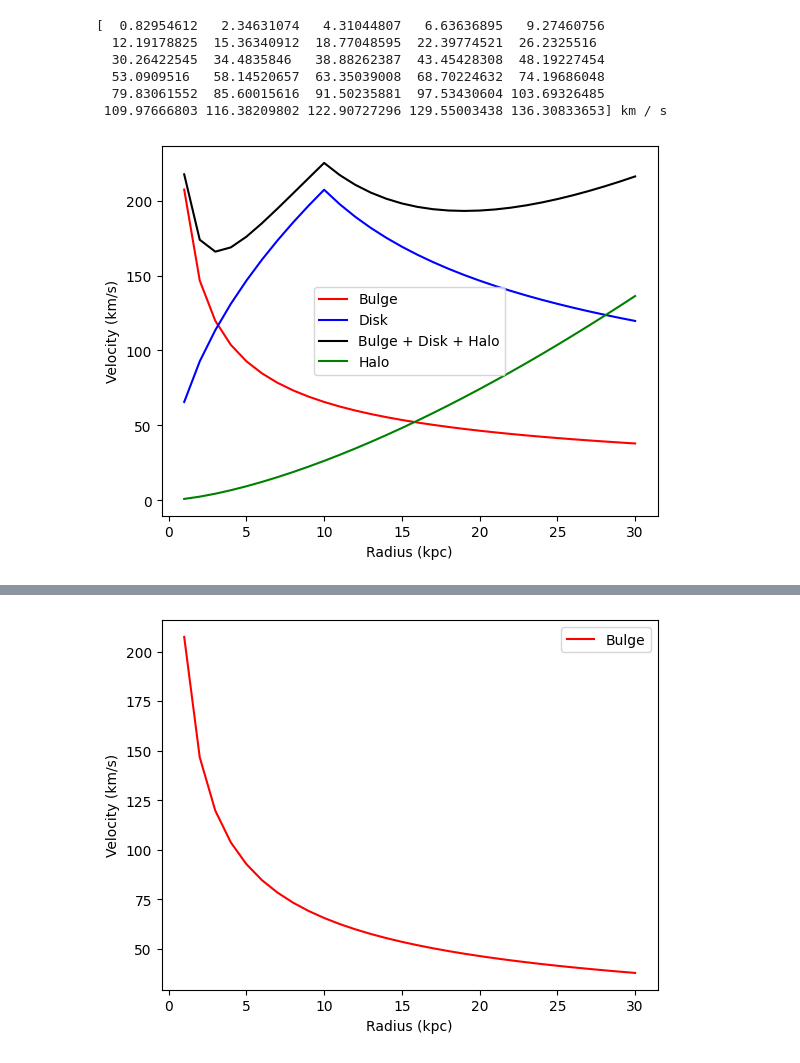
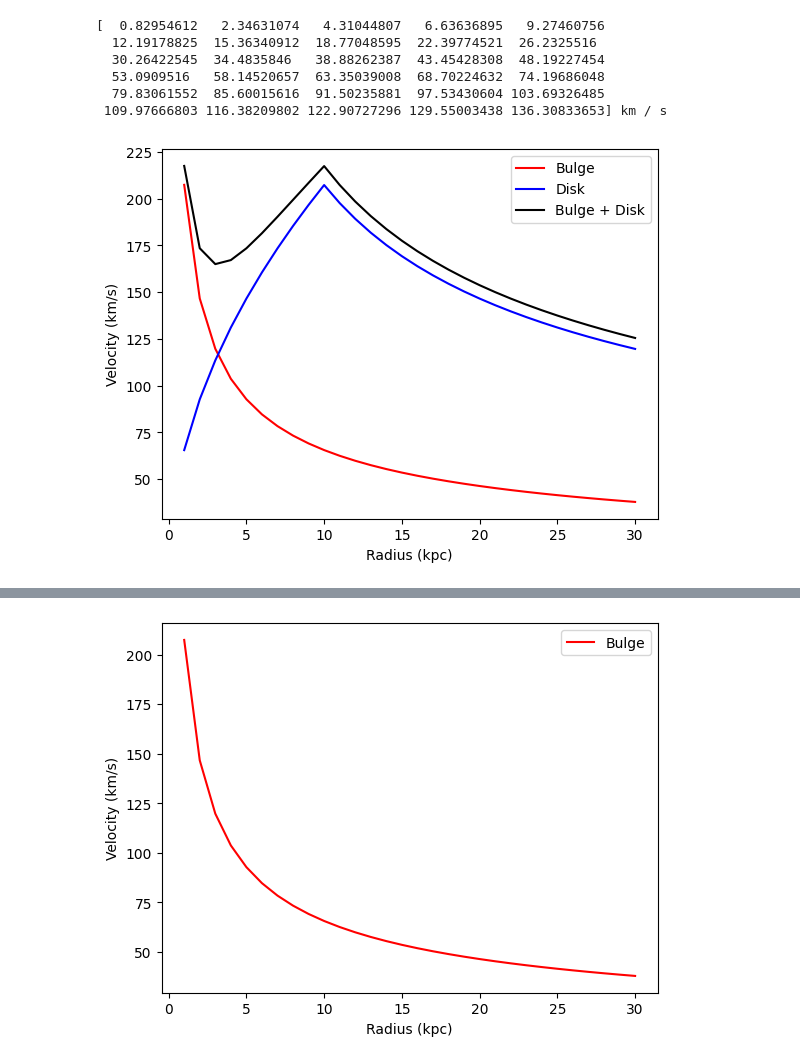
Before and after one commit to sawible/AHHHHHHHHHHH, a Jupyter notebook: rotCurveMilkyWay.ipynb, the cells around one changed output, grey strips where cells are left out. Drawn from its saved outputs; the diff is of its cells as text; code cells hidden in the pictures.

```diff
--- a/rotCurveMilkyWay.ipynb
+++ b/rotCurveMilkyWay.ipynb
@@ -74,18 +74,27 @@ def calcEncMassMilkyWay(R, density_disk=318 * 1e6 * u.solMass/u.kpc**2, M_bulge
     M_halo = calcEncMassSphere(R, density=density_halo)
     M_total = M_disk + M_bulge + M_halo
     return(M_total)
+# %%
+def calcEncMassMilkyWayNoHalo(R, density_disk=318 * 1e6 * u.solMass/u.kpc**2, M_bulge = 1e10 * u.solMass):
+    # Total mass
+    M_disk = calcEncMassDisk(R, density=density_disk)
+    M_total = M_disk + M_bulge
+    return(M_total)
 # %%
 # Define arrays to be calculated
 M_disk = np.zeros(len(R_parsec)) * u.solMass # Don't forget unit here
 M_total = np.zeros(len(R_parsec)) * u.solMass
+M_bulgehalo = np.zeros(len(R_parsec)) * u.solMass
 
 # Calculating enclosed masses for the disk and total component
 for i in np.arange(len(R_parsec)):
     M_disk[i] = calcEncMassDisk(R_parsec[i])
     M_total[i] = calcEncMassMilkyWay(R_parsec[i])
+    M_bulgehalo[i] = calcEncMassMilkyWayNoHalo(R_parsec[i])
 
 # Calculating the resulting orbital velocity due to each component
 v_disk_arr = calcOrbitalVelocity(M_disk, R_parsec)
+v_bulgehalo_arr = calcOrbitalVelocity(M_bulgehalo, R_parsec)
 v_total_arr = calcOrbitalVelocity(M_total, R_parsec)
 # %%
 M_halo = 1e12 * u.solMass # Define mass of the halo in solar masses
@@ -108,11 +117,11 @@ print(v_halo.to(u.km/u.s))
 # %%
 plt.plot(R_parsec.to(u.kpc), V_galactic.to(u.km/u.s), color="red", label="Bulge") # note that here we can add label to the rotation curve caused by the Bulge
 plt.plot(R_parsec.to(u.kpc), v_disk_arr.to(u.km/u.s), color="blue", label="Disk") # plotting disk
-plt.plot(R_parsec.to(u.kpc), v_total_arr.to(u.km/u.s), color="black", label="Bulge + Disk + Halo") # plotting bulge + disk + halo components
-plt.plot(R_parsec.to(u.kpc), v_halo.to(u.km/u.s), color="green", label="Halo") # plotting halo
+plt.plot(R_parsec.to(u.kpc), v_bulgehalo_arr.to(u.km/u.s), color="black", label="Bulge + Disk") # plotting bulge + disk + halo components
+
 plt.xlabel('Radius (kpc)')
 plt.ylabel('Velocity (km/s)')
 plt.legend() # to show the legend of a figure
 plt.show()
 # %% [output]
-[figure, old version]
+[figure, new version]
```
Also changed, not shown: parts of 4 cells of this notebook.
